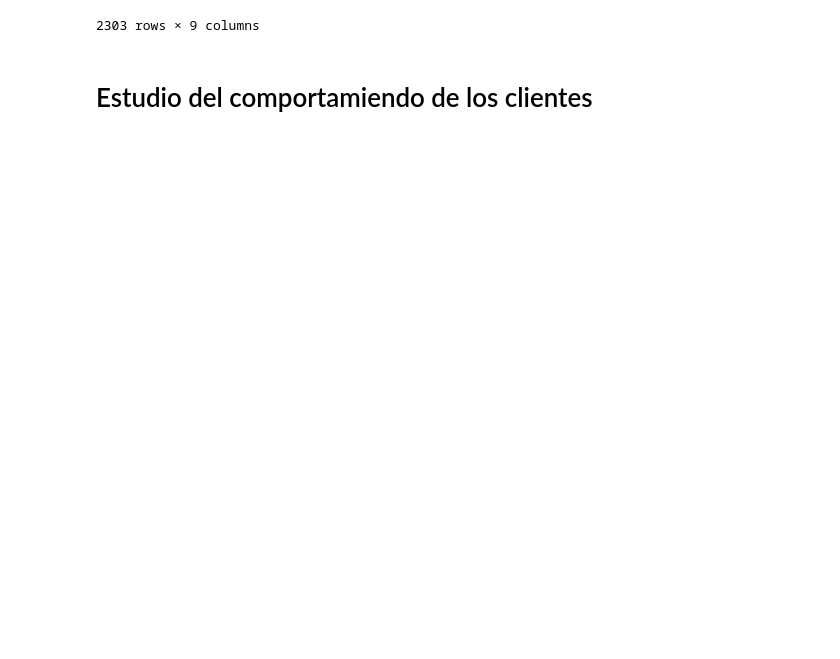
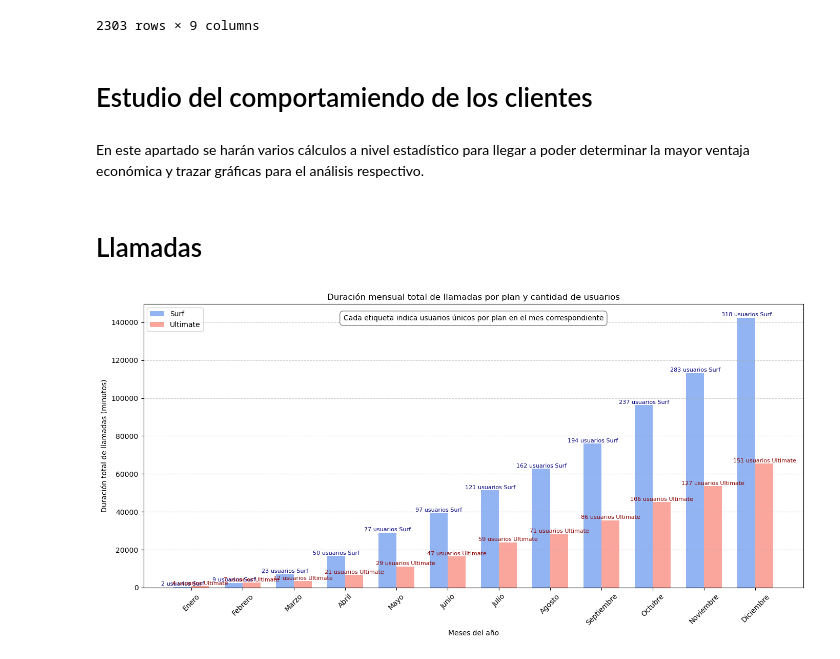
Before and after one commit to EladioVG/Project_1, a Jupyter notebook: armado.ipynb, the cells around one changed output. Cells and saved outputs as stored; diff of their text form; code cells hidden in the pictures; blank space fills up the shorter version.

```diff
--- a/armado.ipynb
+++ b/armado.ipynb
@@ -607,3 +607,55 @@ memory usage: 162.1+ KB
 2303 rows × 9 columns
 # %% [markdown]
 # Estudio del comportamiendo de los clientes
+# %% [markdown]
+En este apartado se harán varios cálculos a nivel estadístico para llegar a poder determinar la mayor ventaja económica y trazar gráficas para el análisis respectivo.
+# %% [markdown]
+# Llamadas
+# %%
+# Compara la duración promedio de llamadas por cada plan y por cada mes. Traza un gráfico de barras para visualizarla.
+call_total = total.groupby(['period', 'plan'])[
+    ['duration']].sum().reset_index()
+usuarios_por_plan_mes = total.groupby(['period', 'plan'])[
+    'user_id'].nunique().reset_index()
+meses = list(range(1, 13))
+nombres_meses = ['Enero', 'Febrero', 'Marzo', 'Abril', 'Mayo', 'Junio',
+                 'Julio', 'Agosto', 'Septiembre', 'Octubre', 'Noviembre', 'Diciembre']
+x = list(range(len(meses)))
+ancho = 0.35
+x_surf = [i - ancho/2 for i in x]
+x_ultimate = [i + ancho/2 for i in x]
+surf_call = call_total[call_total['plan'] == 'surf'].set_index(
+    'period')['duration'].reindex(meses, fill_value=0)
+ultimate_call = call_total[call_total['plan'] == 'ultimate'].set_index(
+    'period')['duration'].reindex(meses, fill_value=0)
+surf_users = usuarios_por_plan_mes[usuarios_por_plan_mes['plan'] == 'surf'].set_index(
+    'period')['user_id'].reindex(meses, fill_value=0)
+ultimate_users = usuarios_por_plan_mes[usuarios_por_plan_mes['plan'] == 'ultimate'].set_index(
+    'period')['user_id'].reindex(meses, fill_value=0)
+plt.figure(figsize=(14, 7))
+bars_surf = plt.bar(x_surf, surf_call, ancho, label='Surf',
+                    alpha=0.7, color='cornflowerblue')
+bars_ultimate = plt.bar(x_ultimate, ultimate_call, ancho,
+                        label='Ultimate', alpha=0.7, color='salmon')
+for i, (bar_s, bar_u) in enumerate(zip(bars_surf, bars_ultimate)):
+    plt.text(bar_s.get_x() + bar_s.get_width()/2, bar_s.get_height() + 100,
+             f'{surf_users.iloc[i]} usuarios Surf', ha='center', va='bottom', fontsize=8, color='navy')
+    plt.text(bar_u.get_x() + bar_u.get_width()/2, bar_u.get_height() + 100,
+             f'{ultimate_users.iloc[i]} usuarios Ultimate', ha='center', va='bottom', fontsize=8, color='darkred')
+plt.text(0.5, 0.95,
+         'Cada etiqueta indica usuarios únicos por plan en el mes correspondiente',
+         ha='center', va='center',
+         transform=plt.gca().transAxes,
+         fontsize=10,
+         bbox=dict(facecolor='white', edgecolor='gray', boxstyle='round,pad=0.5'))
+
+plt.xlabel('Meses del año')
+plt.ylabel('Duración total de llamadas (minutos)')
+plt.title('Duración mensual total de llamadas por plan y cantidad de usuarios')
+plt.xticks(x, nombres_meses, rotation=45)
+plt.legend()
+plt.grid(axis='y', linestyle='--', alpha=0.6)
+plt.tight_layout()
+plt.show()
+# %% [output]
+[figure, added]
```
Also changed, not shown: parts of 10 cells of this notebook, 2 other files.
